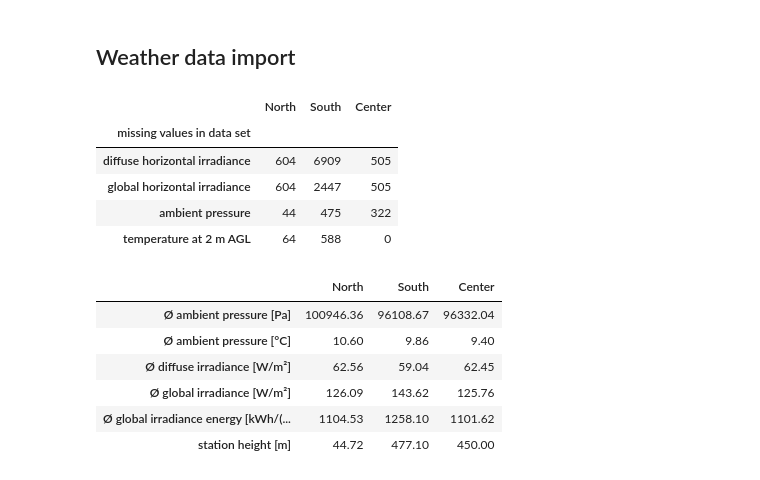
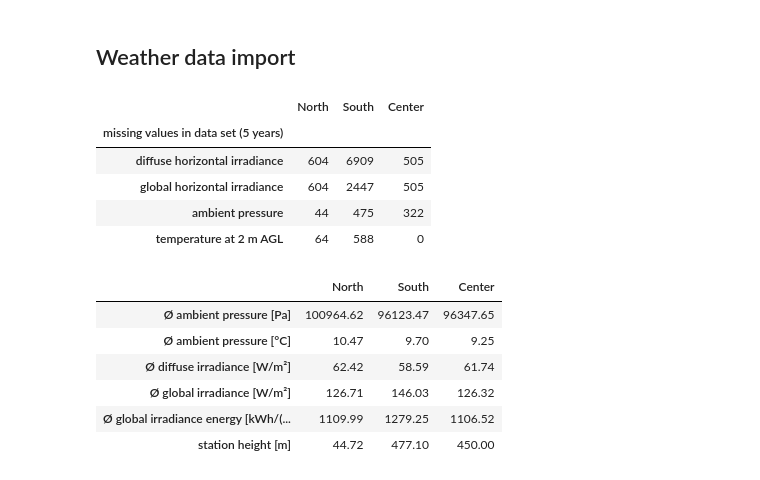
Before and after one commit to Lakim17/SERTS, a Jupyter notebook: pv_batt_opt.ipynb, the cells around one changed output. Cells and saved outputs as stored; diff of their text form; code cells hidden in the pictures.

```diff
--- a/pv_batt_opt.ipynb
+++ b/pv_batt_opt.ipynb
@@ -29,10 +29,11 @@ from pyomo.opt import SolverFactory
 ## Load profile generation
 # %%
 # -- load profile
-#
-E_el_commercial = 0.45e12 # = 0.45 TWh
-E_el_agriculture = 0.15e12 # = 0.15 TWh
-E_el_households = 0.4e12 # = 0.4 TWh
+# demand
+E_el_total = 1e12 # 1 TWh
+E_el_commercial = 0.45 * E_el_total # = 0.45 TWh
+E_el_agriculture = 0.15 * E_el_total # = 0.15 TWh
+E_el_households = 0.4 * E_el_total # = 0.4 TWh
 
 # load profiles
 dict_demand_year = {}
@@ -128,7 +114,7 @@ dict_error = {}
 list_str_location = ["North", "South", "Center"]
 indexdiff_one_year = 6 * 24 * 365 # number of indices per year - leap year neglected, since shift of 10 minutes has only small influence
 list_df_location = [df_north, df_south, df_center] # temporary list for iteration, will be overwritten at the end of the loop
-list_years = ["2020", "2021", "2022", "2023", "2024"] # cleaning for each year, based on the other years
+list_years = ["2020", "2021", "2022", "2023", "2024"] # cleaning for each year, based on the other years ########################################################################### 2024 COULD BE DELETED
 list_colnames = df_north.columns.astype(str)[1:] # north is used here, but the column names apply to all stations
 for i, df_location in enumerate(list_df_location): # iteration through all location
     dict_error_measurement = {}
@@ -148,36 +134,38 @@ for i, df_location in enumerate(list_df_location): # iteration through all locat
                         df_location.loc[index, measurement] = np.mean(list_compare_value) # replace error value with average of comparison values
                     year_diff += 1
         dict_error_measurement[measurement] = counter_error_measurement
     dict_error[list_str_location[i]] = dict_error_measurement
     # renaming
     df_location["MESS_DATUM"] = pd.to_datetime(df_location["MESS_DATUM"], format="%Y%m%d%H%M") # read timestamp correctly
     df_location = df_location.rename(
         columns={"DS_10": "dhi", "GS_10": "ghi", "TT_10": "temp_air", "PP_10": "pressure"}
     )
     df_location = df_location.set_index("MESS_DATUM")
     df_location.index.name = None
     # units
     df_location["ghi"] *= (10000 / 600) # Conversion factor from J/(cm² * 10min) to avg W/(m²)
     df_location["dhi"] *= (10000 / 600) # Conversion factor from J/(cm² * 10min) to avg W/(m²)
     df_location["pressure"] *= 100 # Conversion factor hPa to Pa
     df_location["Ø global irradiance [kWh/(m²a)]"] = df_location["ghi"] * 8.76 # Conversion factor from W/(m²) to kWh/(m²a)
+    # reduce data set to 4 years (to be able to repeat the data periodically with respect to the leap year) and resample data on hours
+    df_location = df_location.resample("h").mean()
+    df_location = df_location.loc[:"2023-12-31 23:00:00"]
     # overwrites the element in the list that stores the data frames
-    df_location = df_location.resample("h").mean()
     list_df_location[i] = df_location
 
 # vizualisation for missing values in the weather data sets
 df_error = pd.DataFrame(dict_error)
 df_error = df_error.rename(index={
     "DS_10": "diffuse horizontal irradiance",
     "GS_10": "global horizontal irradiance",
     "PP_10": "ambient pressure",
     "TT_10": "temperature at 2 m AGL" # above ground level
 })
-df_error.index.name = "missing values in data set"
+df_error.index.name = "missing values in data set (5 years)"
 display(df_error)
 # %% [output]
 |  | North | South | Center |
-| missing values in data set |  |  |  |
+| missing values in data set (5 years) |  |  |  |
 | diffuse horizontal irradiance | 604 | 6909 | 505 |
 | global horizontal irradiance | 604 | 2447 | 505 |
 | ambient pressure | 44 | 475 | 322 |
@@ -190,7 +178,7 @@ display(df_error)
 #             if df.iloc[index, measurement] < -20:
 #                 print(i, index, measurement, df.iloc[index, measurement])
 # %%
-# -- 5-Jahresdurchschnitte der Wetterdaten aller Anlagen
+# -- 4 year average of the weather data
 dict_weather_mean = {}
 list_weather_columns = []
 
@@ -216,9 +204,9 @@ df_weather_mean = pd.concat((df_weather_mean.T, series_heights_station), axis=1)
 df_weather_mean
 # %% [output]
 |  | North | South | Center |
-| Ø ambient pressure [Pa] | 100946.36 | 96108.67 | 96332.04 |
-| Ø ambient pressure [°C] | 10.60 | 9.86 | 9.40 |
-| Ø diffuse irradiance [W/m²] | 62.56 | 59.04 | 62.45 |
-| Ø global irradiance [W/m²] | 126.09 | 143.62 | 125.76 |
-| Ø global irradiance energy [kWh/(... | 1104.53 | 1258.10 | 1101.62 |
+| Ø ambient pressure [Pa] | 100964.62 | 96123.47 | 96347.65 |
+| Ø ambient pressure [°C] | 10.47 | 9.70 | 9.25 |
+| Ø diffuse irradiance [W/m²] | 62.42 | 58.59 | 61.74 |
+| Ø global irradiance [W/m²] | 126.71 | 146.03 | 126.32 |
+| Ø global irradiance energy [kWh/(... | 1109.99 | 1279.25 | 1106.52 |
 | station height [m] | 44.72 | 477.10 | 450.00 |
```
Also changed, not shown: parts of 8 cells of this notebook, 1 other file.
